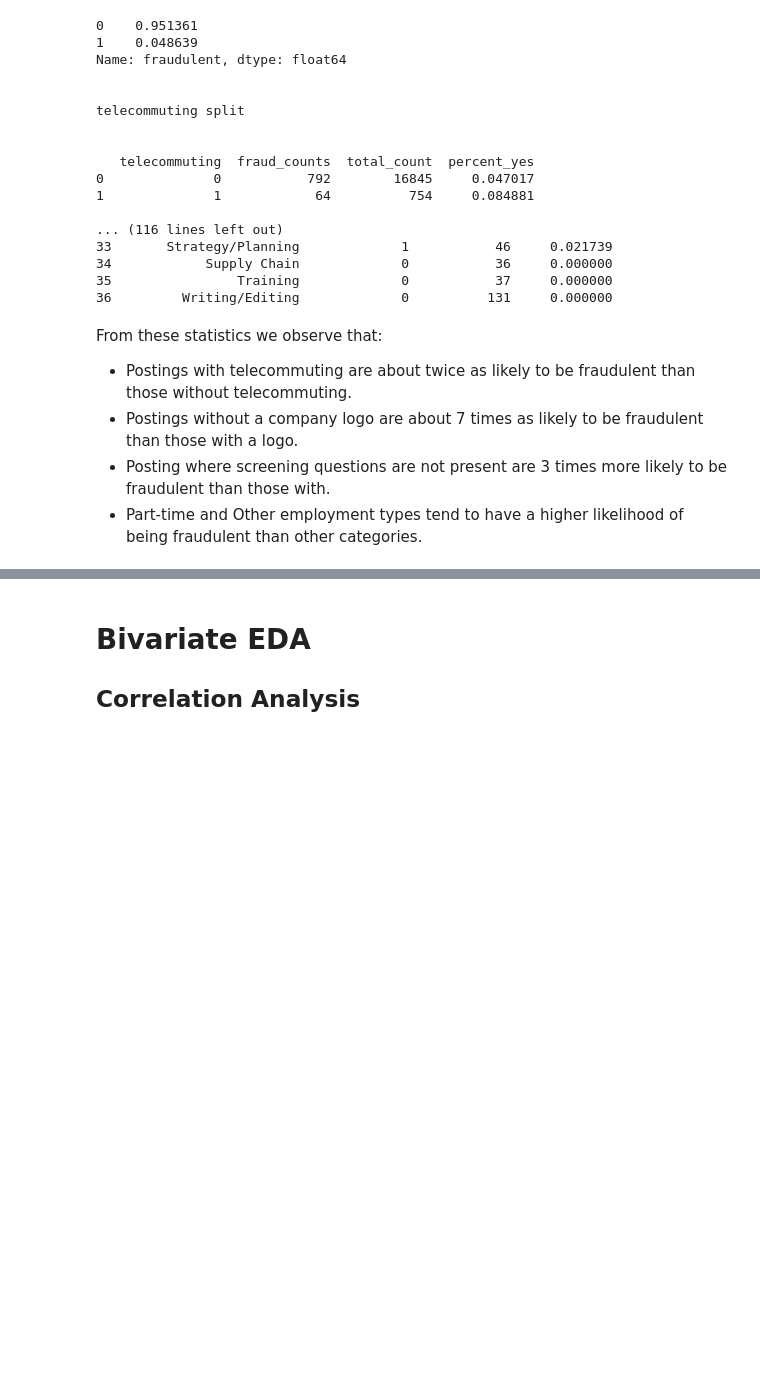
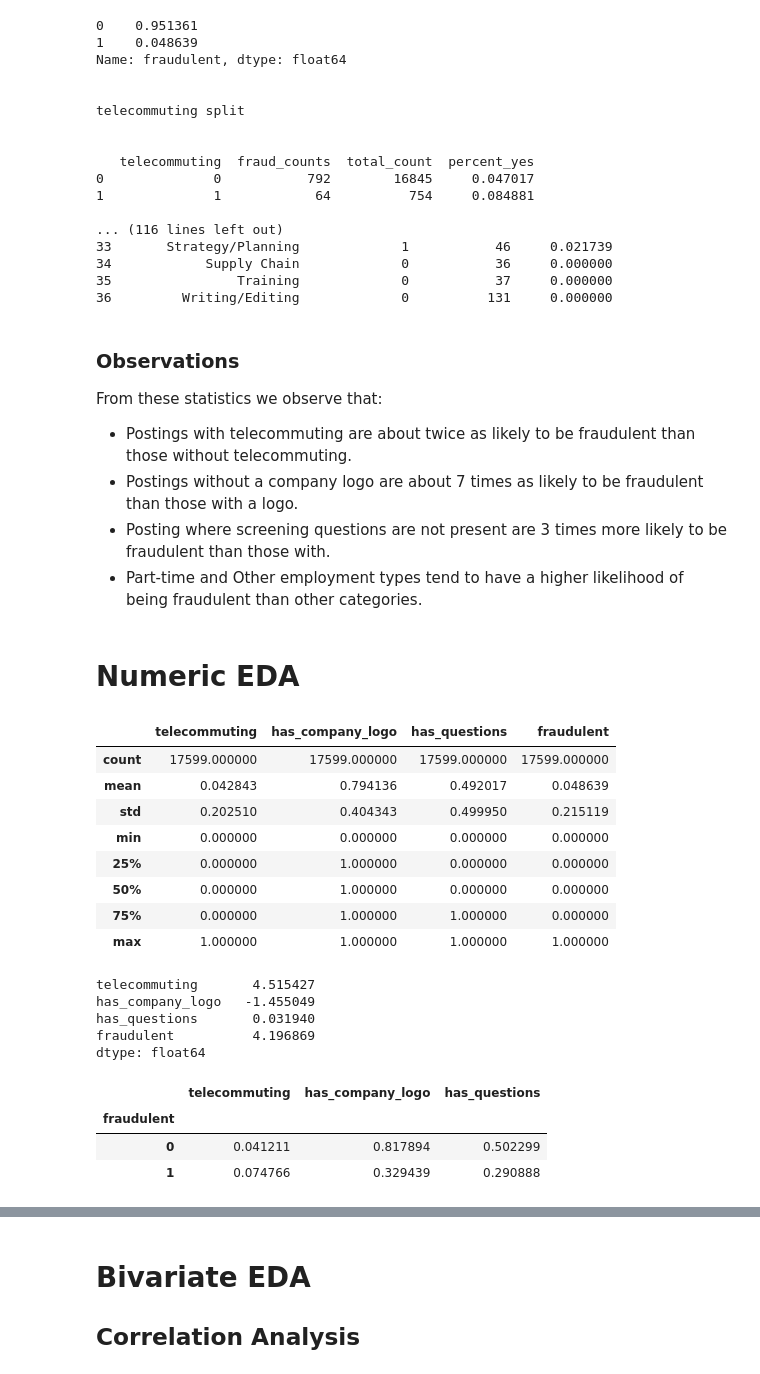
Before and after one commit to ADS-599-Team-2-Capstone/ADS-599-Capstone, a Jupyter notebook: Code Library Folder/ADS-599_Team-2_Data-Exploration-ZAF.ipynb, the cells around one changed output, grey strips where cells are left out. Saved outputs shown, nothing was run; the diff lists cells and outputs as text; code cells hidden in the pictures; blank space fills up the shorter version.

```diff
--- a/Code Library Folder/ADS-599_Team-2_Data-Exploration-ZAF.ipynb
+++ b/Code Library Folder/ADS-599_Team-2_Data-Exploration-ZAF.ipynb
@@ -327,9 +402,41 @@ telecommuting split
 35                Training             0           37     0.000000
 36         Writing/Editing             0          131     0.000000
 # %% [markdown]
+### Observations
 From these statistics we observe that:
 
 * Postings with telecommuting are about twice as likely to be fraudulent than those without telecommuting.
 * Postings without a company logo are about 7 times as likely to be fraudulent than those with a logo.
 * Posting where screening questions are not present are 3 times more likely to be fraudulent than those with.
 * Part-time and Other employment types tend to have a higher likelihood of being fraudulent than other categories.
+# %% [markdown]
+# Numeric EDA
+# %%
+# Describe the numerical variables.
+dd_raw_df.describe()
+# %% [output]
+|  | telecommuting | has_company_logo | has_questions | fraudulent |
+| count | 17599.000000 | 17599.000000 | 17599.000000 | 17599.000000 |
+| mean | 0.042843 | 0.794136 | 0.492017 | 0.048639 |
+| std | 0.202510 | 0.404343 | 0.499950 | 0.215119 |
+| min | 0.000000 | 0.000000 | 0.000000 | 0.000000 |
+| 25% | 0.000000 | 1.000000 | 0.000000 | 0.000000 |
+| 50% | 0.000000 | 1.000000 | 0.000000 | 0.000000 |
+| 75% | 0.000000 | 1.000000 | 1.000000 | 0.000000 |
+| max | 1.000000 | 1.000000 | 1.000000 | 1.000000 |
+# %%
+# Looking at the skewness of the numerical variables.
+dd_raw_df[list(dd_raw_df.select_dtypes(['float64','int64']).columns)].skew()
+# %% [output]
+telecommuting       4.515427
+has_company_logo   -1.455049
+has_questions       0.031940
+fraudulent          4.196869
+dtype: float64
+# %%
+dd_raw_df[list(dd_raw_df.select_dtypes(['float64','int64']).columns)].groupby('fraudulent').mean()
+# %% [output]
+|  | telecommuting | has_company_logo | has_questions |
+| fraudulent |  |  |  |
+| 0 | 0.041211 | 0.817894 | 0.502299 |
+| 1 | 0.074766 | 0.329439 | 0.290888 |
```
Also changed, not shown: parts of 20 cells of this notebook.
